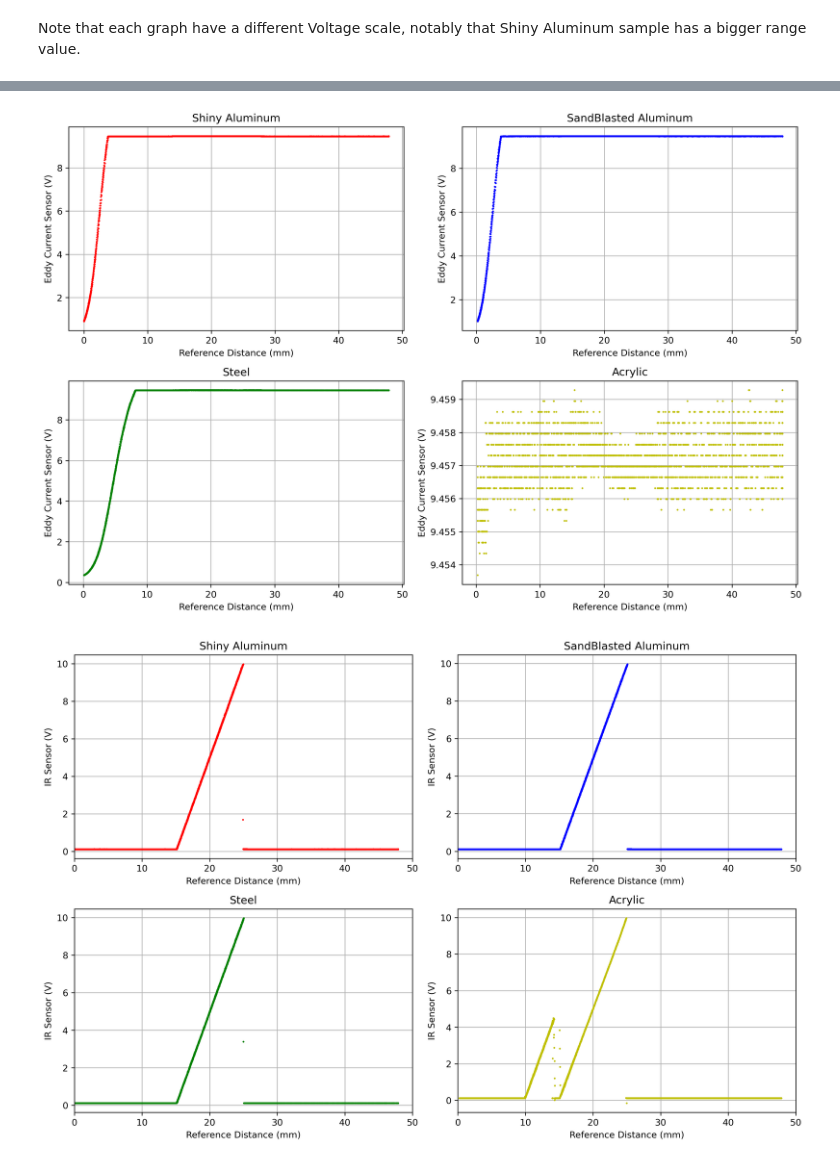
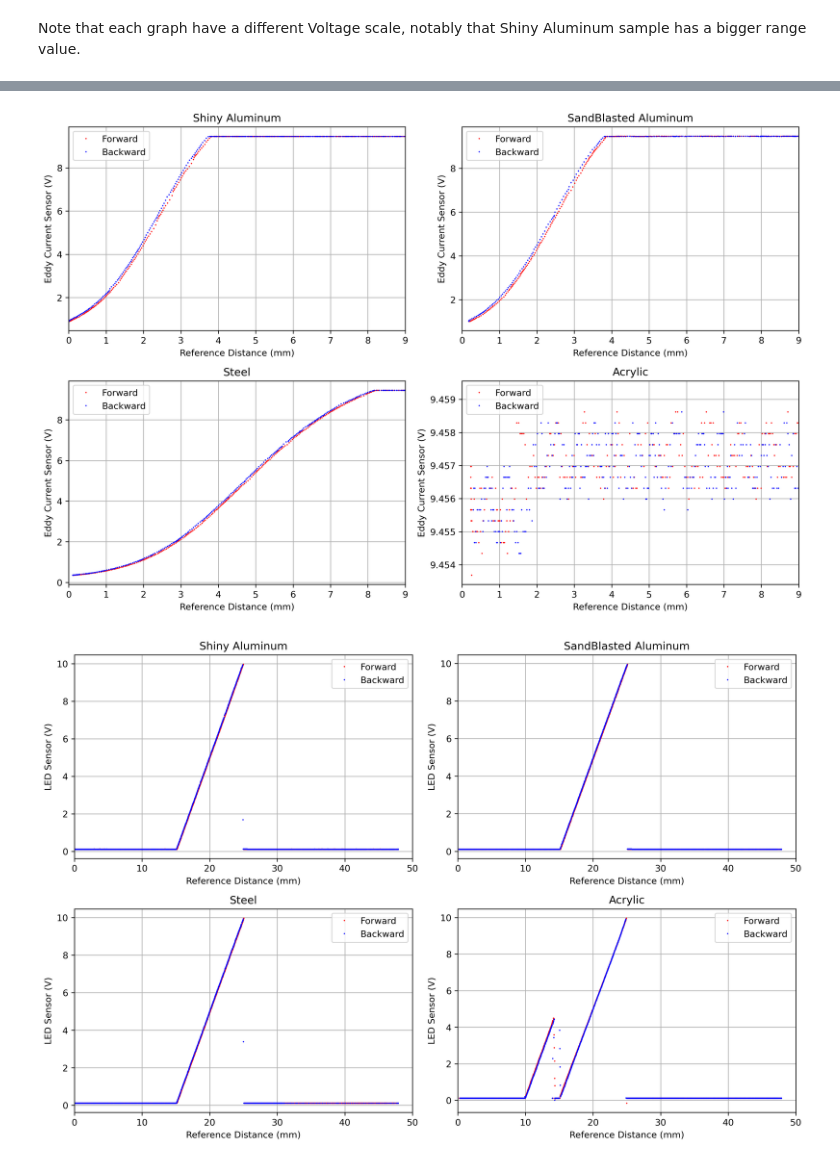
Before and after one commit to Koi199/MECH-420-scripts, a Jupyter notebook: Lab1 Data/MECH420LabReport_1.ipynb, the cells around one changed output, grey strips where cells are left out. Drawn from its saved outputs; the diff is of its cells as text; code cells hidden in the pictures.

```diff
--- a/Lab1 Data/MECH420LabReport_1.ipynb
+++ b/Lab1 Data/MECH420LabReport_1.ipynb
@@ -26,6 +26,23 @@ Al_shinydataset = Al_shinydataset.drop_duplicates(subset=['Reference Distance (m
 Al_sanddataset = Al_sanddataset.drop_duplicates(subset=['Reference Distance (mm)', 'IR Sensor (V)', 'Capacitive Sensor (V)', 'Eddy Current Sensor (V)', 'LED Sensor (V)'])
 Steeldataset = Steeldataset.drop_duplicates(subset=['Reference Distance (mm)', 'IR Sensor (V)', 'Capacitive Sensor (V)', 'Eddy Current Sensor (V)', 'LED Sensor (V)'])
 Acrylicdataset = Acrylicdataset.drop_duplicates(subset=['Reference Distance (mm)', 'IR Sensor (V)', 'Capacitive Sensor (V)', 'Eddy Current Sensor (V)', 'LED Sensor (V)'])
+
+# Split Dataset in forward versus backward motion, where forward is motion towards sensors
+Al_shinyswitchidx = Al_shinydataset['Reference Distance (mm)'].idxmin()
+Al_shinyforward = Al_shinydataset[Al_shinydataset['Time (s)'] < Al_shinydataset['Time (s)'].iloc[Al_shinyswitchidx]]
+Al_shinybackward = Al_shinydataset[Al_shinydataset['Time (s)'] >= Al_shinydataset['Time (s)'].iloc[Al_shinyswitchidx]]
+
+Al_sandswitchidx = Al_sanddataset['Reference Distance (mm)'].idxmin()
+Al_sandforward = Al_sanddataset[Al_sanddataset['Time (s)'] < Al_sanddataset['Time (s)'].iloc[Al_sandswitchidx]]
+Al_sandbackward = Al_sanddataset[Al_sanddataset['Time (s)'] >= Al_sanddataset['Time (s)'].iloc[Al_sandswitchidx]]
+
+Steelswitchidx = Steeldataset['Reference Distance (mm)'].idxmin()
+Steelforward =Steeldataset[Steeldataset['Time (s)'] < Steeldataset['Time (s)'].iloc[Steelswitchidx]]
+Steelbackward = Steeldataset[Steeldataset['Time (s)'] >= Steeldataset['Time (s)'].iloc[Steelswitchidx]]
+
+Acrylicswitchidx = Acrylicdataset['Reference Distance (mm)'].idxmin()
+Acrylicforward = Acrylicdataset[Acrylicdataset['Time (s)'] < Acrylicdataset['Time (s)'].iloc[Acrylicswitchidx]]
+Acrylicbackward = Acrylicdataset[Acrylicdataset['Time (s)'] >= Acrylicdataset['Time (s)'].iloc[Acrylicswitchidx]]
 # %% [markdown]
 ## Question 1
 Prepare one graph for each proximity sensor showing the sensor signal for all test targets as a function of distance between the sensor and the test targets. Use the distance measured by the dial gauge as the reference distance.
@@ -127,86 +172,103 @@ plt.show()
 ##Eddy Current Sensor Graphs
 # Plotting large data efficiently
 fig, axs = plt.subplots(2, 2, figsize=(12, 8), dpi=300)  # 2 rows, 2 columns
 
+# Define the range for the x-axis (for example, between 0 and 25)
+x_min, x_max = 0, 9
+
 # Plot for Shiny Aluminum
-axs[0, 0].plot(Al_shinydataset['Reference Distance (mm)'], Al_shinydataset['Eddy Current Sensor (V)'], 'o', color='r', markersize=1)
+axs[0, 0].plot(Al_shinyforward['Reference Distance (mm)'], Al_shinyforward['Eddy Current Sensor (V)'], 'o', color='r', markersize=0.5, label='Forward')
+axs[0, 0].plot(Al_shinybackward['Reference Distance (mm)'], Al_shinybackward['Eddy Current Sensor (V)'], 'o', color='b', markersize=0.5, label='Backward')
 axs[0, 0].set_title('Shiny Aluminum')
 axs[0, 0].set_xlabel('Reference Distance (mm)')
 axs[0, 0].set_ylabel('Eddy Current Sensor (V)')
+axs[0, 0].set_xlim([x_min, x_max])  # Restrict x-axis range
+axs[0, 0].legend()
 axs[0, 0].grid(True)
 
 # Plot for SandBlasted Aluminum
-axs[0, 1].plot(Al_sanddataset['Reference Distance (mm)'], Al_sanddataset['Eddy Current Sensor (V)'], 'o', color='b', markersize=1)
+axs[0, 1].plot(Al_sandforward['Reference Distance (mm)'], Al_sandforward['Eddy Current Sensor (V)'], 'o', color='r', markersize=0.5, label='Forward')
+axs[0, 1].plot(Al_sandbackward['Reference Distance (mm)'], Al_sandbackward['Eddy Current Sensor (V)'], 'o', color='b', markersize=0.5, label='Backward')
 axs[0, 1].set_title('SandBlasted Aluminum')
 axs[0, 1].set_xlabel('Reference Distance (mm)')
 axs[0, 1].set_ylabel('Eddy Current Sensor (V)')
+axs[0, 1].set_xlim([x_min, x_max])  # Restrict x-axis range
+axs[0, 1].legend()
 axs[0, 1].grid(True)
 
 # Plot for Steel
-axs[1, 0].plot(Steeldataset['Reference Distance (mm)'], Steeldataset['Eddy Current Sensor (V)'], 'o', color='g', markersize=1)
+axs[1, 0].plot(Steelforward['Reference Distance (mm)'], Steelforward['Eddy Current Sensor (V)'], 'o', color='r', markersize=0.5, label='Forward')
+axs[1, 0].plot(Steelbackward['Reference Distance (mm)'], Steelbackward['Eddy Current Sensor (V)'], 'o', color='b', markersize=0.5, label='Backward')
 axs[1, 0].set_title('Steel')
 axs[1, 0].set_xlabel('Reference Distance (mm)')
 axs[1, 0].set_ylabel('Eddy Current Sensor (V)')
+axs[1, 0].set_xlim([x_min, x_max])  # Restrict x-axis range
+axs[1, 0].legend()
 axs[1, 0].grid(True)
 
 # Plot for Acrylic
-axs[1, 1].plot(Acrylicdataset['Reference Distance (mm)'], Acrylicdataset['Eddy Current Sensor (V)'], 'o', color='y', markersize=1)
+axs[1, 1].plot(Acrylicforward['Reference Distance (mm)'], Acrylicforward['Eddy Current Sensor (V)'], 'o', color='r', markersize=0.5, label='Forward')
+axs[1, 1].plot(Acrylicbackward['Reference Distance (mm)'], Acrylicbackward['Eddy Current Sensor (V)'], 'o', color='b', markersize=0.5, label='Backward')
 axs[1, 1].set_title('Acrylic')
 axs[1, 1].set_xlabel('Reference Distance (mm)')
 axs[1, 1].set_ylabel('Eddy Current Sensor (V)')
+axs[1, 1].set_xlim([x_min, x_max])  # Restrict x-axis range
+axs[1, 1].legend()
 axs[1, 1].grid(True)
 
-# Adjust layout for better spacing
-plt.tight_layout()
-
-# Show the plots
+plt.tight_layout()  # Adjust subplots to fit into figure area.
 plt.show()
 # %% [output]
-[figure, old version]
+[figure, new version]
 # %%
 ##LED Sensor Graphs
 # Plotting large data efficiently
 fig, axs = plt.subplots(2, 2, figsize=(12, 8), dpi=300)  # 2 rows, 2 columns
 
-# Define the range for the x-axis (for example, between 0 and 100)
+# Define the range for the x-axis (for example, between 0 and 25)
 x_min, x_max = 0, 50
 
 # Plot for Shiny Aluminum
-axs[0, 0].plot(Al_shinydataset['Reference Distance (mm)'], Al_shinydataset['LED Sensor (V)'], 'o', color='r', markersize=1)
+axs[0, 0].plot(Al_shinyforward['Reference Distance (mm)'], Al_shinyforward['LED Sensor (V)'], 'o', color='r', markersize=0.5, label='Forward')
+axs[0, 0].plot(Al_shinybackward['Reference Distance (mm)'], Al_shinybackward['LED Sensor (V)'], 'o', color='b', markersize=0.5, label='Backward')
 axs[0, 0].set_title('Shiny Aluminum')
 axs[0, 0].set_xlabel('Reference Distance (mm)')
-axs[0, 0].set_ylabel('IR Sensor (V)')
+axs[0, 0].set_ylabel('LED Sensor (V)')
 axs[0, 0].set_xlim([x_min, x_max])  # Restrict x-axis range
+axs[0, 0].legend()
 axs[0, 0].grid(True)
 
 # Plot for SandBlasted Aluminum
-axs[0, 1].plot(Al_sanddataset['Reference Distance (mm)'], Al_sanddataset['LED Sensor (V)'], 'o', color='b', markersize=1)
+axs[0, 1].plot(Al_sandforward['Reference Distance (mm)'], Al_sandforward['LED Sensor (V)'], 'o', color='r', markersize=0.5, label='Forward')
+axs[0, 1].plot(Al_sandbackward['Reference Distance (mm)'], Al_sandbackward['LED Sensor (V)'], 'o', color='b', markersize=0.5, label='Backward')
 axs[0, 1].set_title('SandBlasted Aluminum')
 axs[0, 1].set_xlabel('Reference Distance (mm)')
-axs[0, 1].set_ylabel('IR Sensor (V)')
+axs[0, 1].set_ylabel('LED Sensor (V)')
 axs[0, 1].set_xlim([x_min, x_max])  # Restrict x-axis range
+axs[0, 1].legend()
 axs[0, 1].grid(True)
 
 # Plot for Steel
-axs[1, 0].plot(Steeldataset['Reference Distance (mm)'], Steeldataset['LED Sensor (V)'], 'o', color='g', markersize=1)
+axs[1, 0].plot(Steelforward['Reference Distance (mm)'], Steelforward['LED Sensor (V)'], 'o', color='r', markersize=0.5, label='Forward')
+axs[1, 0].plot(Steelbackward['Reference Distance (mm)'], Steelbackward['LED Sensor (V)'], 'o', color='b', markersize=0.5, label='Backward')
 axs[1, 0].set_title('Steel')
 axs[1, 0].set_xlabel('Reference Distance (mm)')
-axs[1, 0].set_ylabel('IR Sensor (V)')
+axs[1, 0].set_ylabel('LED Sensor (V)')
 axs[1, 0].set_xlim([x_min, x_max])  # Restrict x-axis range
+axs[1, 0].legend()
 axs[1, 0].grid(True)
 
 # Plot for Acrylic
-axs[1, 1].plot(Acrylicdataset['Reference Distance (mm)'], Acrylicdataset['LED Sensor (V)'], 'o', color='y', markersize=1)
+axs[1, 1].plot(Acrylicforward['Reference Distance (mm)'], Acrylicforward['LED Sensor (V)'], 'o', color='r', markersize=0.5, label='Forward')
+axs[1, 1].plot(Acrylicbackward['Reference Distance (mm)'], Acrylicbackward['LED Sensor (V)'], 'o', color='b', markersize=0.5, label='Backward')
 axs[1, 1].set_title('Acrylic')
 axs[1, 1].set_xlabel('Reference Distance (mm)')
-axs[1, 1].set_ylabel('IR Sensor (V)')
+axs[1, 1].set_ylabel('LED Sensor (V)')
 axs[1, 1].set_xlim([x_min, x_max])  # Restrict x-axis range
+axs[1, 1].legend()
 axs[1, 1].grid(True)
 
-# Adjust layout for better spacing
-plt.tight_layout()
-
-# Show the plots
+plt.tight_layout()  # Adjust subplots to fit into figure area.
 plt.show()
 # %% [output]
-[figure, old version]
+[figure, new version]
```
Also changed, not shown: parts of 3 cells of this notebook.
